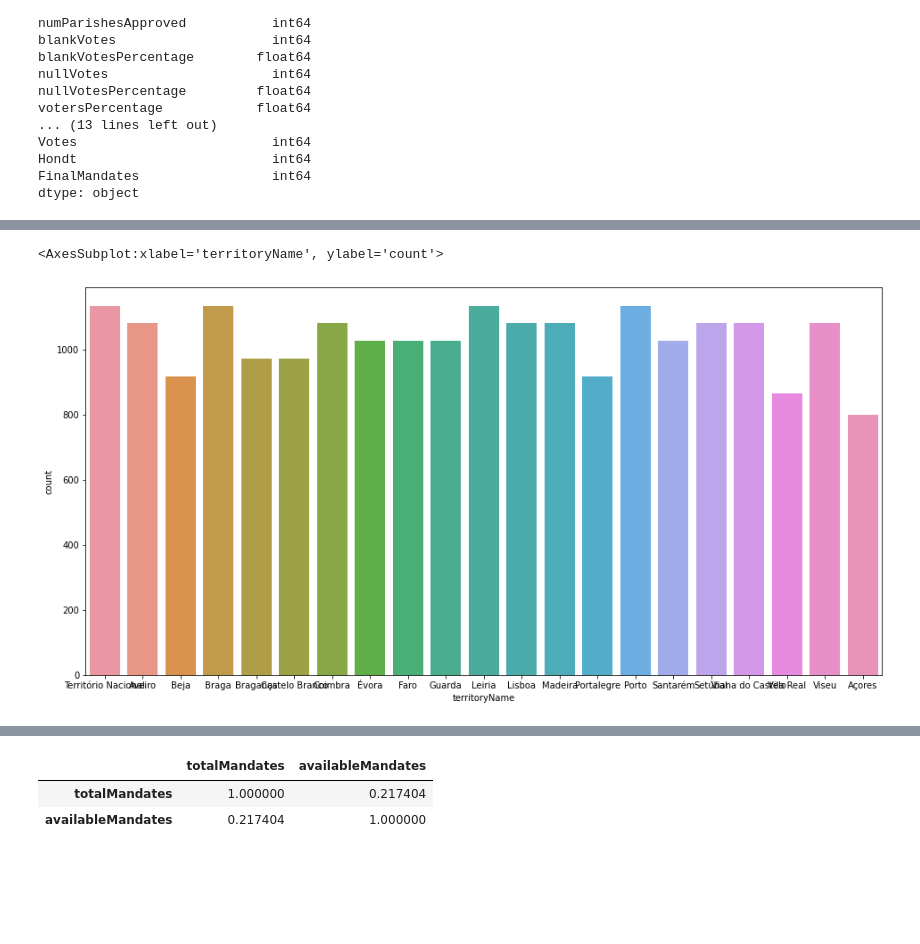
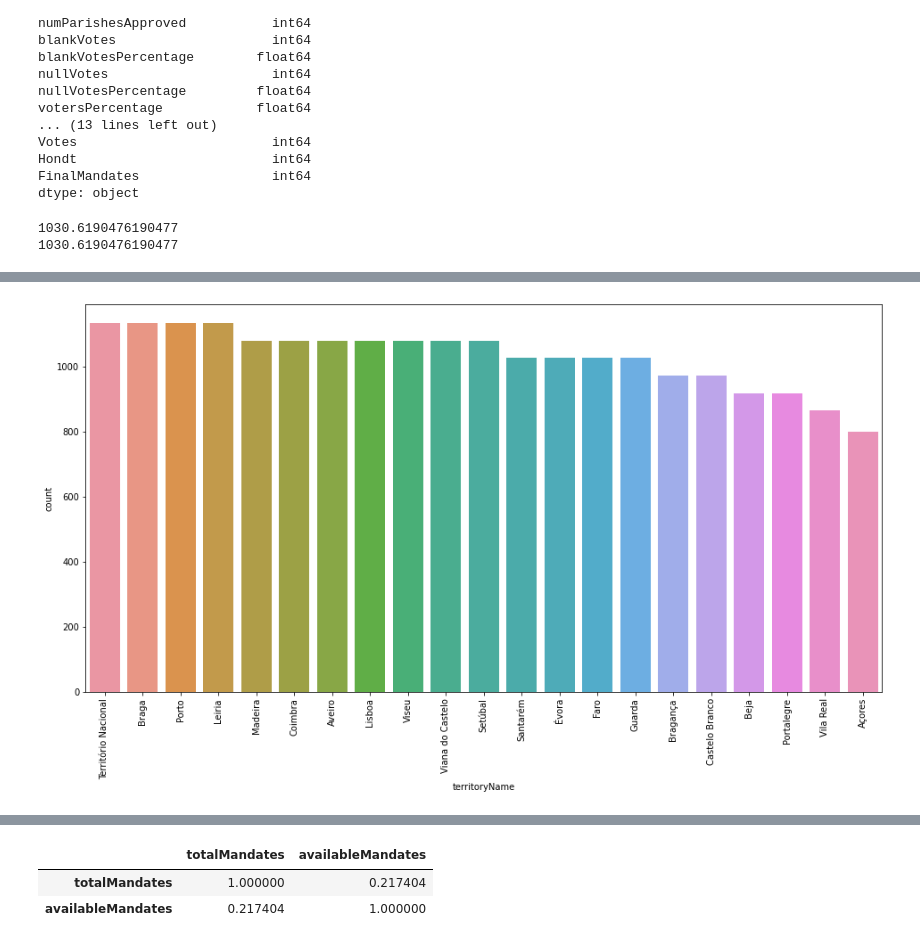
Before and after one commit to jesslira23/projeto_ds_kedro, a Jupyter notebook: project_ds_kedro/notebooks/data_visualization.ipynb, the cells around one changed output, grey strips where cells are left out. Cells and saved outputs as stored; diff of their text form; code cells hidden in the pictures; blank space fills up the shorter version.

```diff
--- a/project_ds_kedro/notebooks/data_visualization.ipynb
+++ b/project_ds_kedro/notebooks/data_visualization.ipynb
@@ -50,8 +54,17 @@ Votes                         int64
 Hondt                         int64
 FinalMandates                 int64
 dtype: object
+# %%
+print(df['territoryName'].value_counts().mean())
+print(df['Party'].value_counts().mean())
+# %% [output]
+1030.6190476190477
+1030.6190476190477
 # %%
 #Avaliando o Nome de territorio
 f, ax = plt.subplots(figsize=(16,8))
-sns.countplot(x='territoryName', data=catalog.load('election_databse'))
+territory_plot = sns.countplot(x='territoryName', data=catalog.load('election_databse'), order = df['territoryName'].value_counts().index)
+territory_plot.set_xticklabels(territory_plot.get_xticklabels(), rotation=90)
+fig = territory_plot.get_figure()
+fig.savefig("fig_territory.png")
 # %% [output]
@@ -59,5 +72,4 @@ sns.countplot(x='territoryName', data=catalog.load('election_databse'))
-<AxesSubplot:xlabel='territoryName', ylabel='count'>
-[figure, old version]
+[figure, new version]
 # %%
 #Avaliando o partido
 f, ax = plt.subplots(figsize=(16,8))
```
Also changed, not shown: parts of 16 cells of this notebook, 12 other files.
